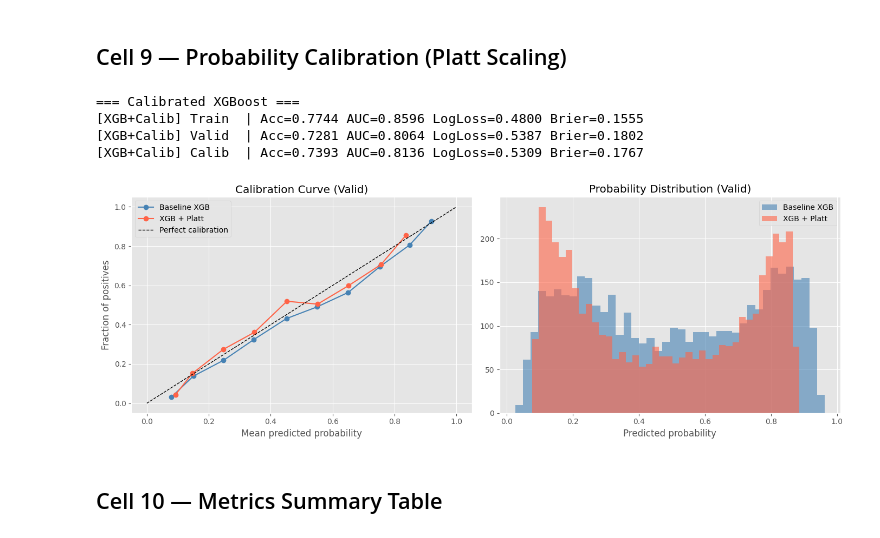
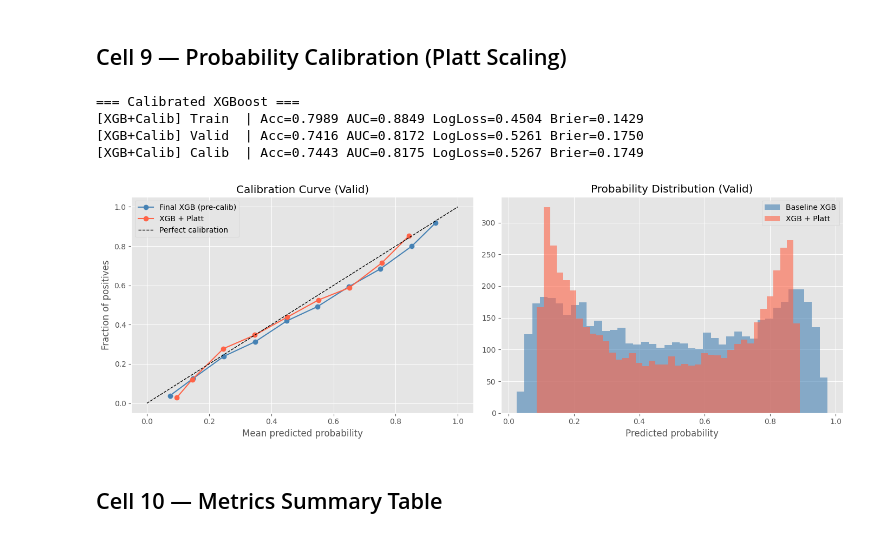
Before and after one commit to jekamalyshev/sber-intraday-pipeline, a Jupyter notebook: sber_intraday_pipeline.ipynb, the cells around one changed output. Drawn from its saved outputs; the diff is of its cells as text; code cells hidden in the pictures.

```diff
--- a/sber_intraday_pipeline.ipynb
+++ b/sber_intraday_pipeline.ipynb
@@ -398,7 +398,7 @@ def get_leakage_columns(df):
     return list(set(leakage + target_cols))
 
 # ── Утилитарные фильтры (вызываются по очереди в build_X_y_for_model) ────
-def _drop_high_nan(X, threshold=0.30, verbose=True):
+def _drop_high_nan(X, threshold=0.20, verbose=True):
     """Удаляет колонки с долей NaN выше threshold (по умолчанию 30%)."""
     nan_frac = X.isna().mean()
     high_nan = nan_frac[nan_frac > threshold].index.tolist()
@@ -416,7 +416,7 @@ def _drop_constants(X, verbose=True):
         print(f'  drop_constants: удалено {len(constants)}: {constants}')
     return X
 
-def _drop_high_corr(X, threshold=0.98, verbose=True):
+def _drop_high_corr(X, threshold=0.95, verbose=True):
     """Удаляет одну из пары колонок с |corr| выше threshold."""
     sample = X.sample(n=min(len(X), 5000), random_state=42) if len(X) > 5000 else X
     corr = sample.corr().abs()
@@ -447,7 +447,7 @@ def build_X_y_for_model(feature_df, n_in=3, apply_corr_filter=True):
     print(f'Признаков после генерации (до фильтрации): {X_base.shape[1]} колонок')
 
     # Шаг 1-3: убираем колонки с большой долей NaN и константы
-    X_base = _drop_high_nan(X_base, threshold=0.30)
+    X_base = _drop_high_nan(X_base, threshold=0.20)
     X_base = _drop_constants(X_base)
     print(f'После фильтра NaN/const: {X_base.shape[1]} колонок')
 
@@ -467,7 +467,7 @@ def build_X_y_for_model(feature_df, n_in=3, apply_corr_filter=True):
     if apply_corr_filter:
         before = X_supervised.shape[1]
         X_supervised = _drop_constants(X_supervised, verbose=False)
-        X_supervised = _drop_high_corr(X_supervised, threshold=0.98)
+        X_supervised = _drop_high_corr(X_supervised, threshold=0.95)
         print(f'После корреляционного фильтра: {X_supervised.shape[1]} колонок (удалено {before - X_supervised.shape[1]})')
 
     return X_supervised, y_aligned, leakage_cols
@@ -669,43 +775,43 @@ weighted avg       0.73      0.73      0.73      4384
 if _HAS_FROZEN:
     # sklearn >= 1.6: cv='prefit' удалён, заменён на FrozenEstimator
     calibrated_model = CalibratedClassifierCV(
-        FrozenEstimator(baseline_model),
+        FrozenEstimator(final_model),
         method='sigmoid',
     )
 else:
     # sklearn < 1.6: используем старый API с cv='prefit'
     calibrated_model = CalibratedClassifierCV(
-        **{_CALIB_ESTIMATOR_KWARG: baseline_model},
+        **{_CALIB_ESTIMATOR_KWARG: final_model},
         method='sigmoid',
         cv='prefit',
     )
-calibrated_model.fit(X_calib, y_calib)
+calibrated_model.fit(final_X_calib, y_calib)
 
 print('=== Calibrated XGBoost ===')
-calib_results = evaluate_model(calibrated_model, X_train, y_train, X_valid, y_valid, X_calib, y_calib, 'XGB+Calib')
+calib_results = evaluate_model(calibrated_model, final_X_train, y_train, final_X_valid, y_valid, final_X_calib, y_calib, 'XGB+Calib')
 # %% [output]
 === Calibrated XGBoost ===
-[XGB+Calib] Train  | Acc=0.7744 AUC=0.8596 LogLoss=0.4800 Brier=0.1555
-[XGB+Calib] Valid  | Acc=0.7281 AUC=0.8064 LogLoss=0.5387 Brier=0.1802
-[XGB+Calib] Calib  | Acc=0.7393 AUC=0.8136 LogLoss=0.5309 Brier=0.1767
+[XGB+Calib] Train  | Acc=0.7989 AUC=0.8849 LogLoss=0.4504 Brier=0.1429
+[XGB+Calib] Valid  | Acc=0.7416 AUC=0.8172 LogLoss=0.5261 Brier=0.1750
+[XGB+Calib] Calib  | Acc=0.7443 AUC=0.8175 LogLoss=0.5267 Brier=0.1749
 # %%
 fig, axes = plt.subplots(1, 2, figsize=(14, 5))
 ax = axes[0]
 for model, label, color in [
-    (baseline_model, 'Baseline XGB', 'steelblue'),
+    (final_model, 'Final XGB (pre-calib)', 'steelblue'),
     (calibrated_model, 'XGB + Platt', 'tomato'),
 ]:
-    prob_true, prob_pred = calibration_curve(y_valid, model.predict_proba(X_valid)[:, 1], n_bins=10)
+    prob_true, prob_pred = calibration_curve(y_valid, model.predict_proba(final_X_valid)[:, 1], n_bins=10)
     ax.plot(prob_pred, prob_true, marker='o', label=label, color=color)
 ax.plot([0, 1], [0, 1], 'k--', lw=1, label='Perfect calibration')
 ax.set_xlabel('Mean predicted probability'); ax.set_ylabel('Fraction of positives')
 ax.set_title('Calibration Curve (Valid)'); ax.legend()
-axes[1].hist(baseline_model.predict_proba(X_valid)[:, 1], bins=40, alpha=0.6, label='Baseline XGB', color='steelblue')
-axes[1].hist(calibrated_model.predict_proba(X_valid)[:, 1], bins=40, alpha=0.6, label='XGB + Platt', color='tomato')
+axes[1].hist(final_model.predict_proba(final_X_valid)[:, 1], bins=40, alpha=0.6, label='Baseline XGB', color='steelblue')
+axes[1].hist(calibrated_model.predict_proba(final_X_valid)[:, 1], bins=40, alpha=0.6, label='XGB + Platt', color='tomato')
 axes[1].set_xlabel('Predicted probability'); axes[1].set_title('Probability Distribution (Valid)'); axes[1].legend()
 plt.tight_layout(); plt.show()
 # %% [output]
-[figure, old version]
+[figure, new version]
 # %% [markdown]
 ## Cell 10 — Metrics Summary Table
 # %%
```
Also changed, not shown: parts of 7 cells of this notebook, 1 other file.
